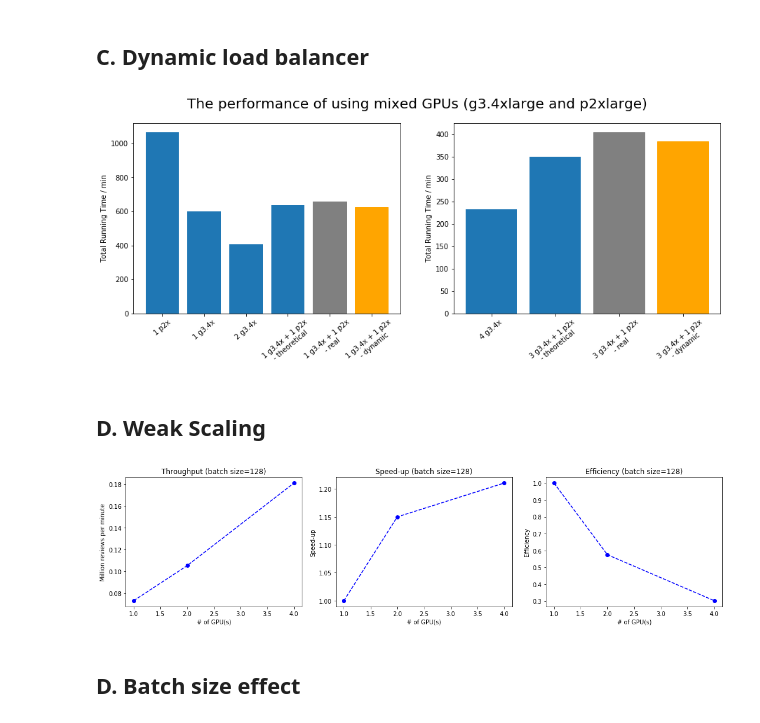
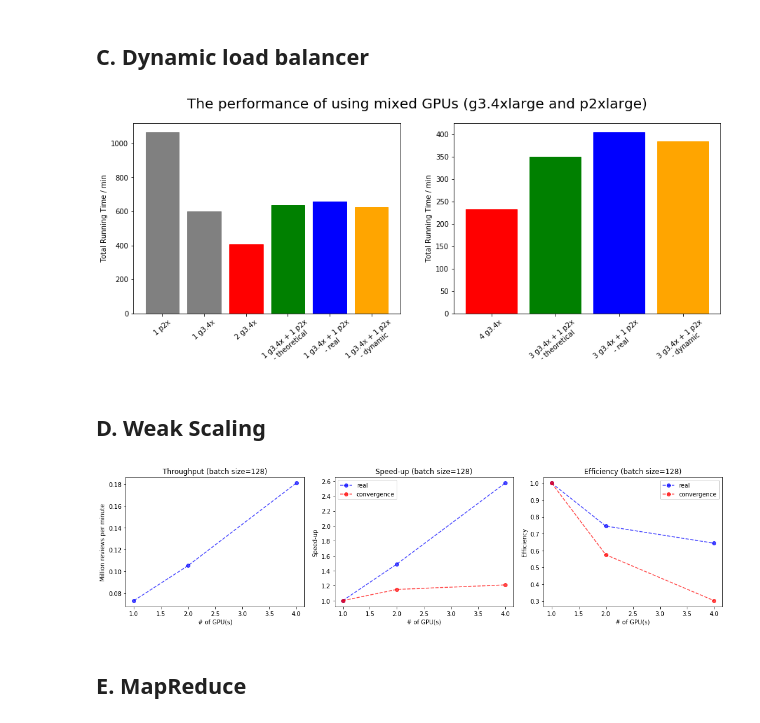
Before and after one commit to zzaym/Large-Scale-Distributed-Sentiment-Analysis-with-RNNs, a Jupyter notebook: visualization.ipynb, the cells around one changed output. Saved outputs shown, nothing was run; the diff lists cells and outputs as text; code cells hidden in the pictures.

```diff
--- a/visualization.ipynb
+++ b/visualization.ipynb
@@ -215,55 +221,67 @@ time_3g_1p_th = (time_1p - time_1g) / 4 + time_4g
 # %%
 plt.figure(figsize=(15,5))
 plt.subplot(1,2,1)
 names_2n = ['1 p2x', '1 g3.4x', '2 g3.4x', '1 g3.4x + 1 p2x\n- theoretical', \
            '1 g3.4x + 1 p2x\n- real', '1 g3.4x + 1 p2x\n- dynamic']
 time_2n = [time_1p, time_1g, time_2g, time_1g_1p_th, time_1g_1p_ndynamic, time_1g_1p_dynamic]
 barlist = plt.bar(range(6), time_2n)
-barlist[4].set_color('gray')
+barlist[0].set_color('gray')
+barlist[1].set_color('gray')
+barlist[2].set_color('red')
+barlist[3].set_color('green')
+barlist[4].set_color('blue')
 barlist[5].set_color('orange')
 plt.xticks(range(6), names_2n, rotation=40)
 plt.ylabel('Total Running Time / min')
 plt.subplot(1,2,2)
 names_4n = ['4 g3.4x','3 g3.4x + 1 p2x\n- theoretical','3 g3.4x + 1 p2x\n- real', '3 g3.4x + 1 p2x\n- dynamic']
 time_4n = [time_4g, time_3g_1p_th, time_3g_1p_ndynamic, time_3g_1p_dynamic]
 barlist = plt.bar(range(4), time_4n)
-barlist[2].set_color('gray')
+barlist[0].set_color('red')
+barlist[1].set_color('green')
+barlist[2].set_color('blue')
 barlist[3].set_color('orange')
 plt.xticks(range(4), names_4n, rotation=40)
 plt.ylabel('Total Running Time / min')
 plt.suptitle('The performance of using mixed GPUs (g3.4xlarge and p2xlarge)', fontsize='20')
-plt.savefig('C1.png', transparent=True)
+plt.savefig('Figures/C1.png', transparent=True)
 plt.show()
 # %% [output]
-[figure, old version]
+[figure, new version]
 # %% [markdown]
 ## D. Weak Scaling
 # %%
 iteration_summary_1n_1g_b128_25, epoch_summary_1n_1g_b128_25, train_loss_1n_1g_b128_25 = parse_log_file('Log/log_1n_1g_b128_25.out',1)
 iteration_summary_2n_1g_b128_50, epoch_summary_2n_1g_b128_50, train_loss_2n_1g_b128_50 = parse_log_file('Log/log_2n_1g_b128_50.out',1)
 # %%
-N = 21.28
+num_gpus = [1,2,4]
 plt.figure(figsize=(15,4))
 plt.subplot(1,3,1, title='Throughput (batch size=128)')
-plt.plot([1,2,4], [0.25*N/np.mean(iteration_summary_1n_1g_b128_25['accumulated time'][1:]), \
+plt.plot(num_gpus, [0.25*N/np.mean(iteration_summary_1n_1g_b128_25['accumulated time'][1:]), \
                    0.5*N/np.mean(iteration_summary_2n_1g_b128_50['accumulated time'][1:]),
-                   N/np.mean(iteration_summary_4n_1g_b128['accumulated time'][1:])], 'b--o')
+                   N/np.mean(iteration_summary_4n_1g_b128['accumulated time'][1:])], 'b--o', alpha=0.7)
 plt.xlabel('# of GPU(s)')
 plt.ylabel('Million reviews per minute')
 plt.subplot(1,3,2, title='Speed-up (batch size=128)')
-speed_up = [115/115, 115/100, 115/95]
-plt.plot([1,2,4], speed_up, 'b--o')
+serial_time = [8634/60, 17920/60, 35920/60]
+real_speed_up = [1, serial_time[1]/iteration_summary_2n_1g_b128_50['accumulated time'][-1],\
+                 serial_time[2]/iteration_summary_4n_1g_b128['accumulated time'][-1]]
+conv_speed_up = [115/115, 115/100, 115/95]
+plt.plot(num_gpus, real_speed_up, 'b--o', alpha=0.7, label='real')
+plt.plot(num_gpus, conv_speed_up, 'r--o', alpha=0.7, label='convergence')
 plt.xlabel('# of GPU(s)')
 plt.ylabel('Speed-up')
+plt.legend()
 plt.subplot(1,3,3, title='Efficiency (batch size=128)')
-efficiency = [115/115, 115/100/2, 115/95/4]
-plt.plot([1,2,4], efficiency, 'b--o')
+plt.plot(num_gpus, [i/j for i,j in zip(real_speed_up, num_gpus)], 'b--o', alpha=0.7, label='real')
+plt.plot(num_gpus, [i/j for i,j in zip(conv_speed_up, num_gpus)], 'r--o', alpha=0.7, label='convergence')
 plt.xlabel('# of GPU(s)')
 plt.ylabel('Efficiency')
+plt.legend()
 plt.tight_layout()
-plt.savefig('D1.png', transparent=True)
+plt.savefig('Figures/D1.png', transparent=True)
 plt.show()
 # %% [output]
-[figure, old version]
+[figure, new version]
-# %% [markdown]
-## D. Batch size effect
+# %% [markdown]
+## E. MapReduce
```
Also changed, not shown: parts of 3 cells of this notebook.
